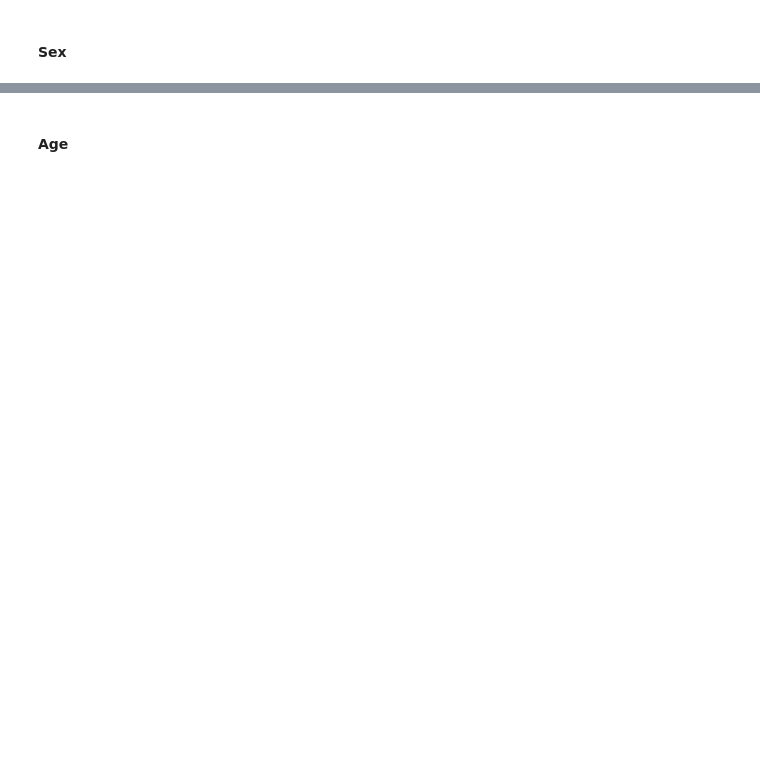
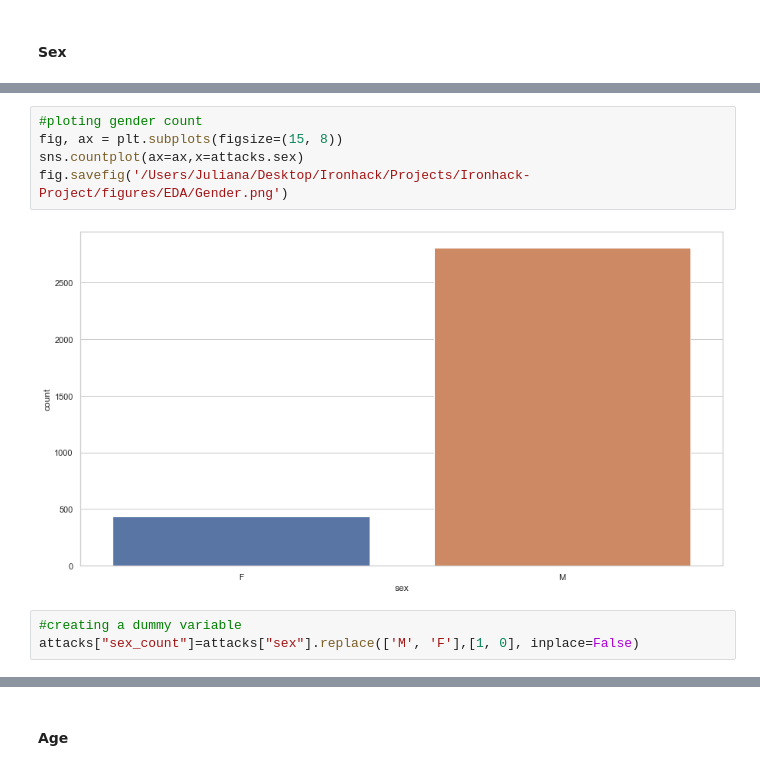
Before and after one commit to ju-br/Cleaning-data-and-evidence-based-insights-Shark-Attack-Project, a Jupyter notebook: Project 1 - Shark attack.ipynb, the cells around one changed output, grey strips where cells are left out. Drawn from its saved outputs; the diff is of its cells as text; blank space fills up the shorter version.

```diff
--- a/Project 1 - Shark attack.ipynb
+++ b/Project 1 - Shark attack.ipynb
@@ -338,2 +386,12 @@ lli       1
 Name: sex, dtype: int64
+# %%
+#ploting gender count
+fig, ax = plt.subplots(figsize=(15, 8))
+sns.countplot(ax=ax,x=attacks.sex)
+fig.savefig('/Users/Juliana/Desktop/Ironhack/Projects/Ironhack-Project/figures/EDA/Gender.png')
+# %% [output]
+[figure, added]
+# %%
+#creating a dummy variable
+attacks["sex_count"]=attacks["sex"].replace(['M', 'F'],[1, 0], inplace=False)
 # %%
```
Also changed, not shown: parts of 44 cells of this notebook.
